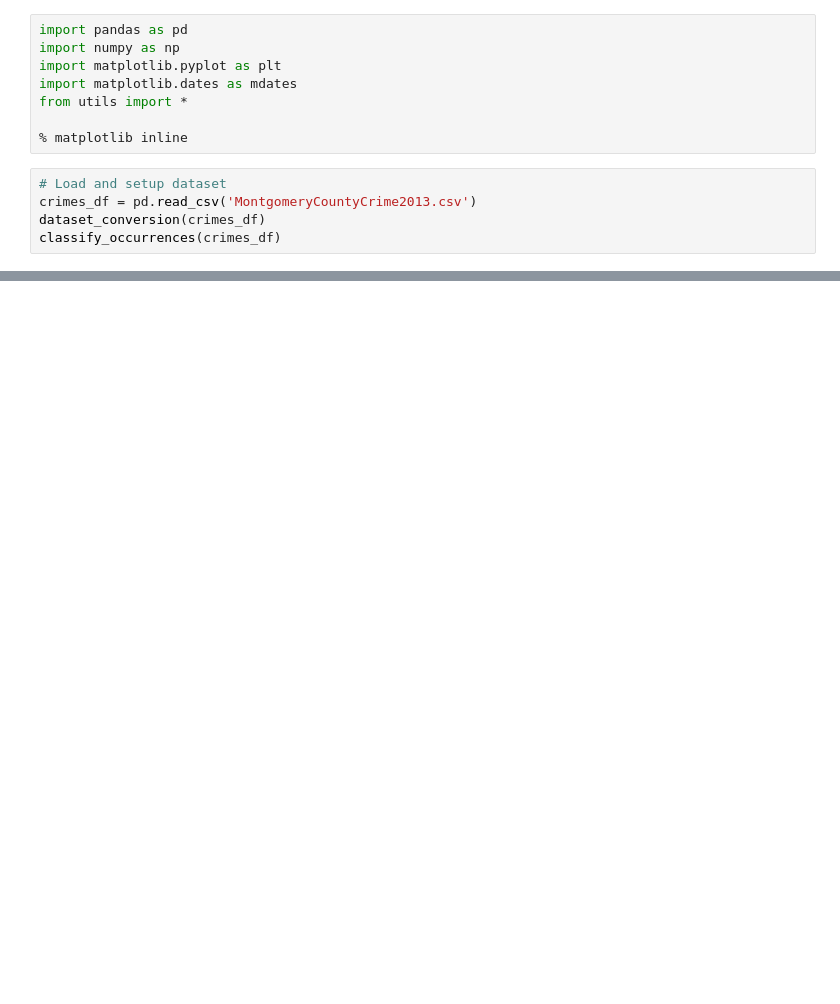
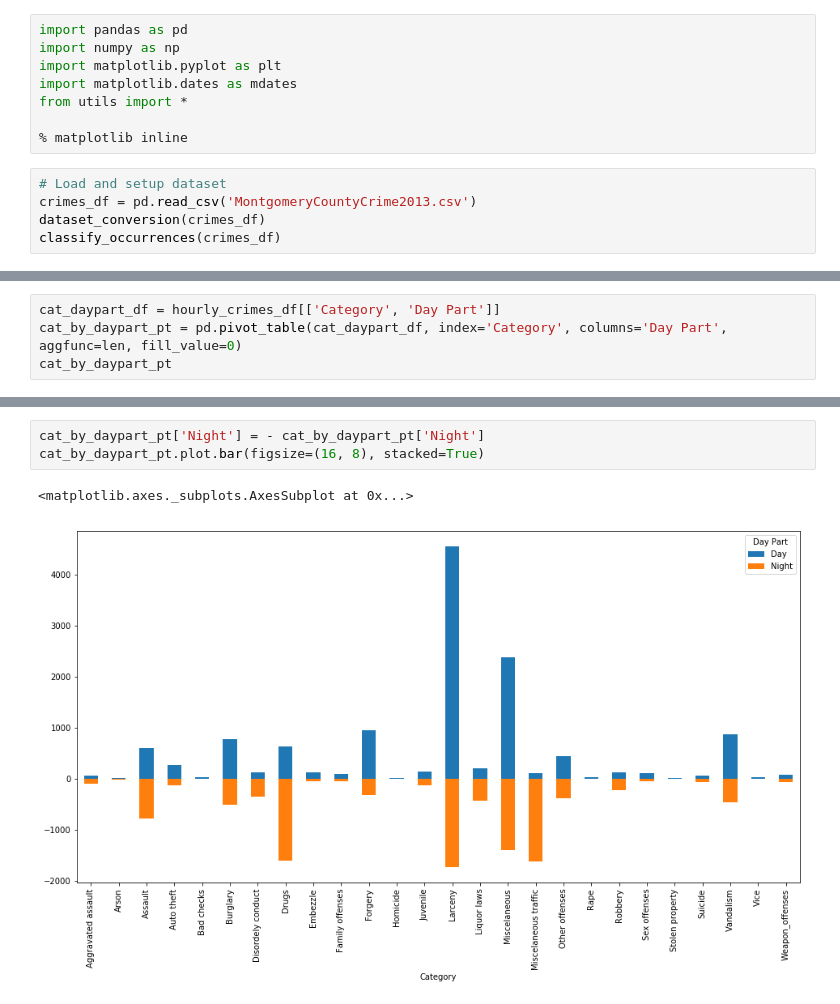
Before and after one commit to abugim/Minority-Report, a Jupyter notebook: Time Analysis.ipynb, the cells around one changed output, grey strips where cells are left out. Cells and saved outputs as stored; diff of their text form; blank space fills up the shorter version.

```diff
--- a/Time Analysis.ipynb
+++ b/Time Analysis.ipynb
@@ -42,0 +42,4 @@ p_table
+# %%
+cat_daypart_df = hourly_crimes_df[['Category', 'Day Part']]
+cat_by_daypart_pt = pd.pivot_table(cat_daypart_df, index='Category', columns='Day Part', aggfunc=len, fill_value=0)
+cat_by_daypart_pt
@@ -42,0 +85,6 @@ p_table
+# %%
+cat_by_daypart_pt['Night'] = - cat_by_daypart_pt['Night']
+cat_by_daypart_pt.plot.bar(figsize=(16, 8), stacked=True)
+# %% [output]
+<matplotlib.axes._subplots.AxesSubplot at 0x...>
+[figure, added]
```
Also changed, not shown: parts of 15 cells of this notebook.
